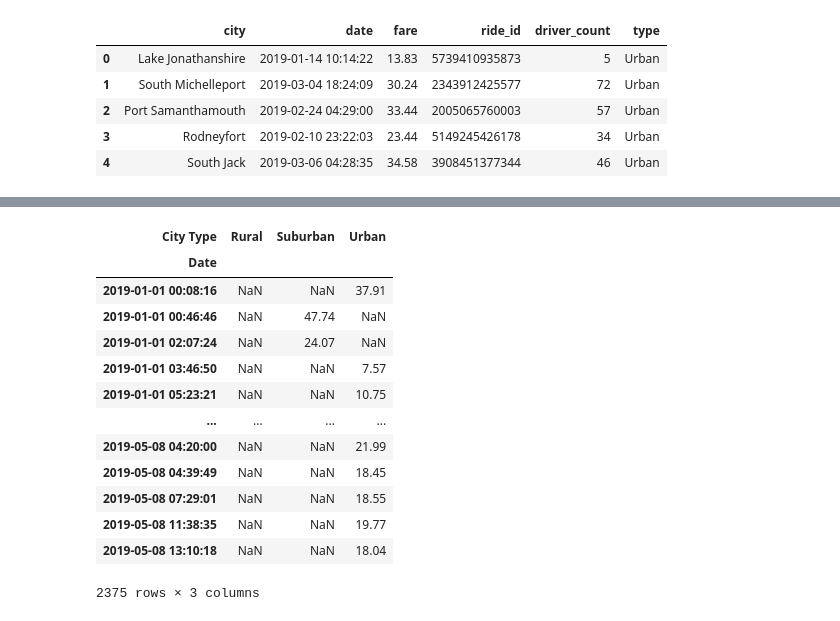
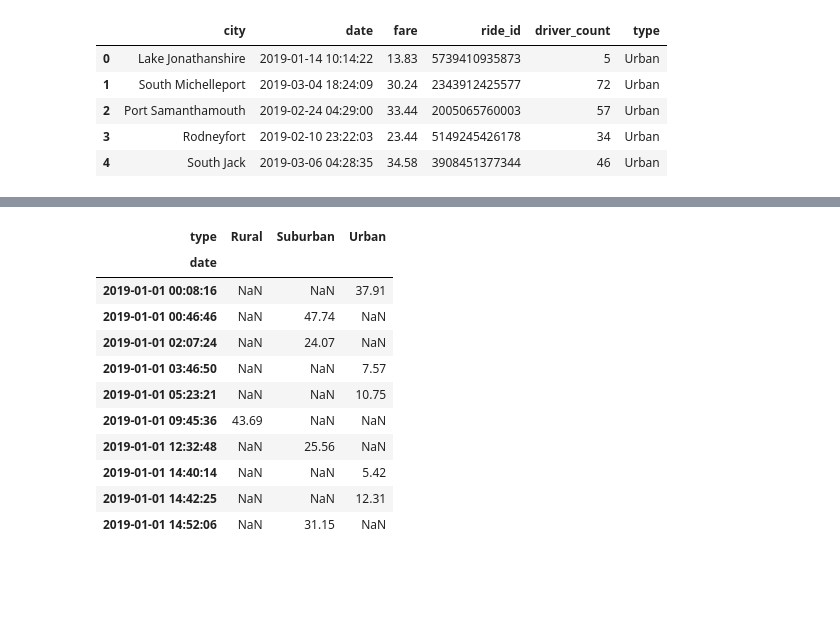
Before and after one commit to Carmenloww/PyBer_Analysis, a Jupyter notebook: PyBer_Challenge.ipynb, the cells around one changed output, grey strips where cells are left out. Saved outputs shown, nothing was run; the diff lists cells and outputs as text; code cells hidden in the pictures; blank space fills up the shorter version.

```diff
--- a/PyBer_Challenge.ipynb
+++ b/PyBer_Challenge.ipynb
@@ -216,11 +276,3 @@ pyber_data_df.head()
 | 2 | Port Samanthamouth | 2019-02-24 04:29:00 | 33.44 | 2005065760003 | 57 | Urban |
 | 3 | Rodneyfort | 2019-02-10 23:22:03 | 23.44 | 5149245426178 | 34 | Urban |
 | 4 | South Jack | 2019-03-06 04:28:35 | 34.58 | 3908451377344 | 46 | Urban |
-# %%
-pyber_data_df.rename(columns={'city': 'City',
-                     'date':'Date',
-                     'fare':'Fare',
-                     'ride_id': 'Ride Id',
-                     'driver_count': 'No. Drivers',
-                     'type':'City Type'}, inplace=True)
-pyber_data_df.head()
@@ -234,3 +278,0 @@ pyber_data_df.head()
-# %%
-pyber_data_df.set_index("Date", inplace = True)
-pyber_data_df.head()
@@ -245,3 +279,5 @@ pyber_data_df.head()
 # %%
-# 2. Using groupby() to create a new DataFrame showing the sum of the fares
+#2.Using groupby() to create a new DataFrame showing the sum of the fares
 #  for each date where the indices are the city type and date.
+type_dates_count = pyber_data_df.groupby(["date", "type"]).sum()["fare"]
+type_dates_count
@@ -351,0 +298,6 @@ sum_fares_by_date_df.head()
+# %%
+# Reset the index on the DataFrame you created in #1. This is needed to use the 'pivot()' function.
+# df = df.reset_index()
+type_dates_count = type_dates_count.reset_index()
+
+type_dates_count
@@ -352,22 +318,19 @@ sum_fares_by_date_df.head()
 # %%
-# 4. Create a pivot table with the 'date' as the index, the columns ='type', and values='fare'
+#Create a pivot table with the 'date' as the index, the columns ='type', and values='fare'
 # to get the total fares for each type of city by the date.
-pd.pivot_table(pyber_data_fares_df,
-                   values="Fare",
-                   index="Date",
-                   columns="City Type")
+pyber_pivot_table = pd.pivot_table(type_dates_count, values='fare', index = 'date', columns ='type')
+
+pyber_pivot_table.head(10)
 # %% [output]
-| City Type | Rural | Suburban | Urban |
-| Date |  |  |  |
+| type | Rural | Suburban | Urban |
+| date |  |  |  |
 | 2019-01-01 00:08:16 | NaN | NaN | 37.91 |
 | 2019-01-01 00:46:46 | NaN | 47.74 | NaN |
 | 2019-01-01 02:07:24 | NaN | 24.07 | NaN |
 | 2019-01-01 03:46:50 | NaN | NaN | 7.57 |
 | 2019-01-01 05:23:21 | NaN | NaN | 10.75 |
-| ... | ... | ... | ... |
-| 2019-05-08 04:20:00 | NaN | NaN | 21.99 |
-| 2019-05-08 04:39:49 | NaN | NaN | 18.45 |
-| 2019-05-08 07:29:01 | NaN | NaN | 18.55 |
-| 2019-05-08 11:38:35 | NaN | NaN | 19.77 |
-| 2019-05-08 13:10:18 | NaN | NaN | 18.04 |
+| 2019-01-01 09:45:36 | 43.69 | NaN | NaN |
+| 2019-01-01 12:32:48 | NaN | 25.56 | NaN |
+| 2019-01-01 14:40:14 | NaN | NaN | 5.42 |
+| 2019-01-01 14:42:25 | NaN | NaN | 12.31 |
+| 2019-01-01 14:52:06 | NaN | 31.15 | NaN |
-2375 rows × 3 columns
```
Also changed, not shown: parts of 42 cells of this notebook, 3 other files.
